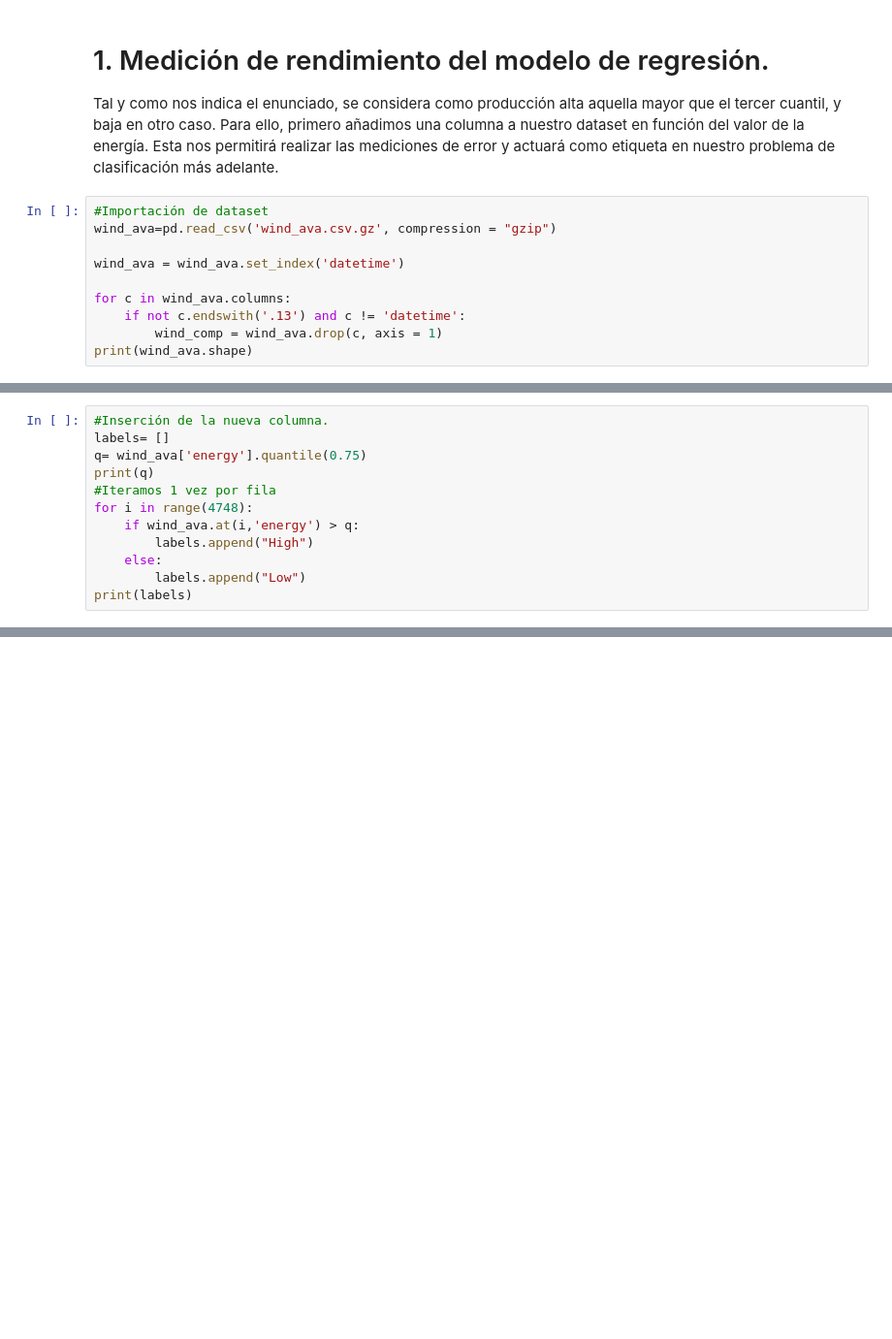
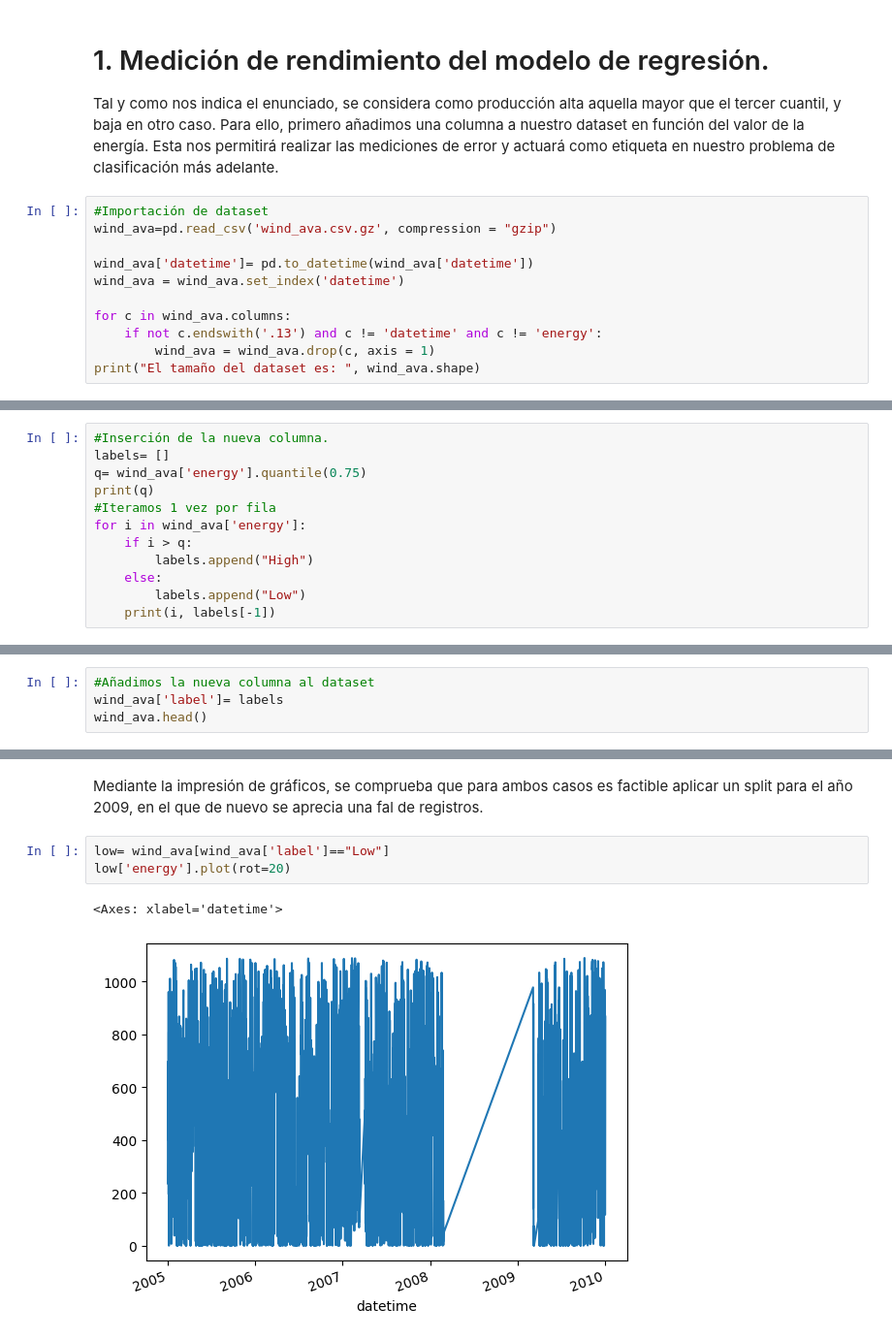
Before and after one commit to mgommez/practica1_ml, a Jupyter notebook: Clasificacion.ipynb, the cells around one changed output, grey strips where cells are left out. Shown at 97% size. Saved outputs shown, nothing was run; the diff lists cells and outputs as text; blank space fills up the shorter version.

```diff
--- a/Clasificacion.ipynb
+++ b/Clasificacion.ipynb
@@ -20,10 +21,11 @@ Para ello, primero añadimos una columna a nuestro dataset en función del valor
 #Importación de dataset
 wind_ava=pd.read_csv('wind_ava.csv.gz', compression = "gzip")
 
+wind_ava['datetime']= pd.to_datetime(wind_ava['datetime'])
 wind_ava = wind_ava.set_index('datetime')
 
 for c in wind_ava.columns:
-    if not c.endswith('.13') and c != 'datetime':
-        wind_comp = wind_ava.drop(c, axis = 1)
-print(wind_ava.shape)
+    if not c.endswith('.13') and c != 'datetime' and c != 'energy':
+        wind_ava = wind_ava.drop(c, axis = 1)
+print("El tamaño del dataset es: ", wind_ava.shape)
 # %% [output]
@@ -34,11 +47,11 @@ labels= []
 q= wind_ava['energy'].quantile(0.75)
 print(q)
 #Iteramos 1 vez por fila
-for i in range(4748):
-    if wind_ava.at(i,'energy') > q:
+for i in wind_ava['energy']:
+    if i > q:
         labels.append("High")
     else:
         labels.append("Low")
-print(labels)
+    print(i, labels[-1])
 # %% [output]
 1089.375
@@ -45,0 +74,4 @@ TypeError: string indices must be integers
+# %%
+#Añadimos la nueva columna al dataset
+wind_ava['label']= labels
+wind_ava.head()
@@ -45,0 +108,8 @@ TypeError: string indices must be integers
+# %% [markdown]
+Mediante la impresión de gráficos, se comprueba que para ambos casos es factible aplicar un split para el año 2009, en el que de nuevo se aprecia una fal de registros.
+# %%
+low= wind_ava[wind_ava['label']=="Low"]
+low['energy'].plot(rot=20)
+# %% [output]
+<Axes: xlabel='datetime'>
+[figure, added]
```
Also changed, not shown: parts of 11 cells of this notebook.
